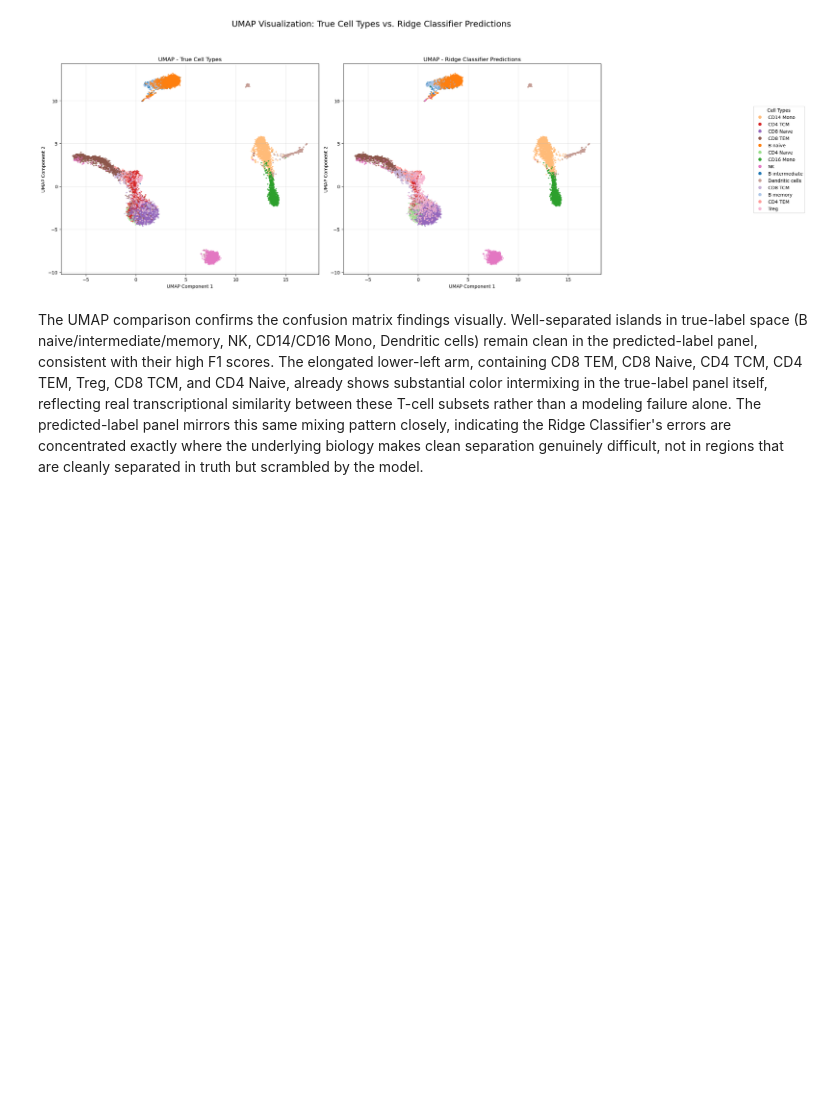
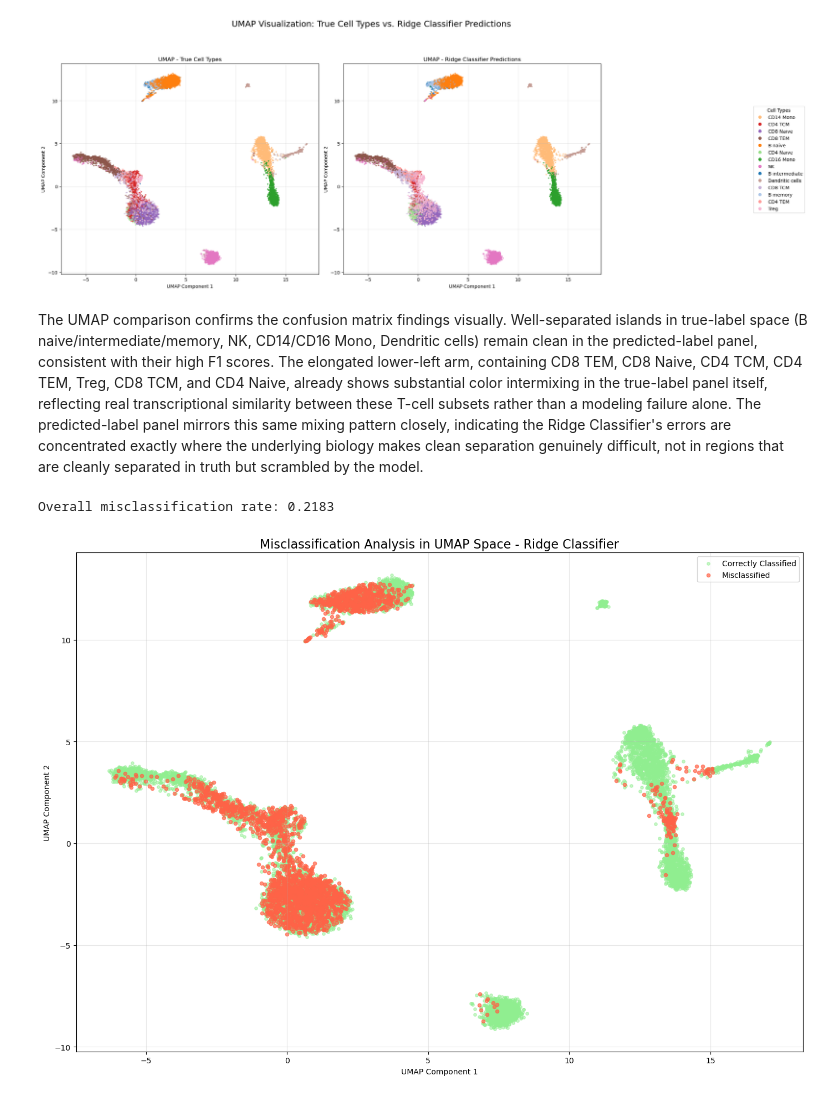
Before and after one commit to rajantidke/ML_immune_cell_type_classifier, a Jupyter notebook: Notebooks/3_Supervised_Learning.ipynb, the cells around one changed output. Saved outputs shown, nothing was run; the diff lists cells and outputs as text; code cells hidden in the pictures; blank space fills up the shorter version.

```diff
--- a/Notebooks/3_Supervised_Learning.ipynb
+++ b/Notebooks/3_Supervised_Learning.ipynb
@@ -357,3 +357,39 @@ Generating UMAP embedding for visualization...
 [figure]
 # %% [markdown]
 The UMAP comparison confirms the confusion matrix findings visually. Well-separated islands in true-label space (B naive/intermediate/memory, NK, CD14/CD16 Mono, Dendritic cells) remain clean in the predicted-label panel, consistent with their high F1 scores. The elongated lower-left arm, containing CD8 TEM, CD8 Naive, CD4 TCM, CD4 TEM, Treg, CD8 TCM, and CD4 Naive, already shows substantial color intermixing in the true-label panel itself, reflecting real transcriptional similarity between these T-cell subsets rather than a modeling failure alone. The predicted-label panel mirrors this same mixing pattern closely, indicating the Ridge Classifier's errors are concentrated exactly where the underlying biology makes clean separation genuinely difficult, not in regions that are cleanly separated in truth but scrambled by the model.
+# %%
+# Create a DataFrame for misclassification analysis
+misclass_df = pd.DataFrame({
+    "True_Cell_Type": label_encoder.inverse_transform(y_val),
+    "Predicted_Cell_Type": label_encoder.inverse_transform(y_val_pred_ridge),
+    "UMAP_1": X_val_umap[:, 0],
+    "UMAP_2": X_val_umap[:, 1]
+})
+misclass_df["Correctly_Classified"] = misclass_df["True_Cell_Type"] == misclass_df["Predicted_Cell_Type"]
+
+print(f"Overall misclassification rate: {(~misclass_df['Correctly_Classified']).mean():.4f}")
+# %% [output]
+Overall misclassification rate: 0.2183
+# %%
+# Plot misclassifications in UMAP space
+plt.figure(figsize=(14, 10))
+plt.scatter(
+    misclass_df[misclass_df["Correctly_Classified"]]["UMAP_1"],
+    misclass_df[misclass_df["Correctly_Classified"]]["UMAP_2"],
+    c="lightgreen", s=15, alpha=0.5, label="Correctly Classified"
+)
+plt.scatter(
+    misclass_df[~misclass_df["Correctly_Classified"]]["UMAP_1"],
+    misclass_df[~misclass_df["Correctly_Classified"]]["UMAP_2"],
+    c="tomato", s=20, alpha=0.7, label="Misclassified"
+)
+plt.title("Misclassification Analysis in UMAP Space - Ridge Classifier",fontsize=16)
+plt.xlabel("UMAP Component 1")
+plt.ylabel("UMAP Component 2")
+plt.legend(loc="best")
+plt.grid(alpha=0.3)
+plt.tight_layout()
+plt.savefig(os.path.join(PLOT_DIR, "ridge_misclassification_umap.png"), dpi=300, bbox_inches="tight")
+plt.show()
+# %% [output]
+[figure, added]
```
Also changed, not shown: parts of 14 cells of this notebook, 17 other files.
